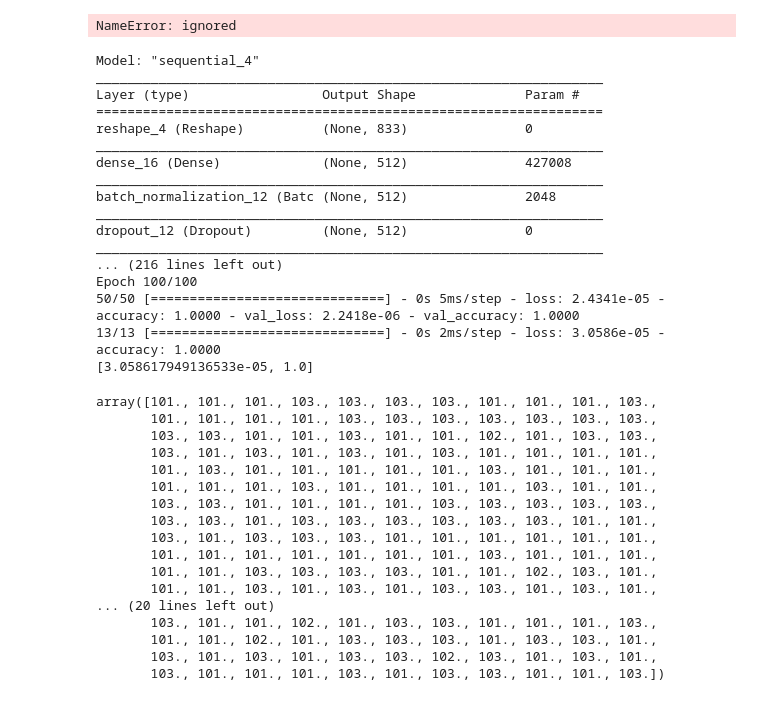
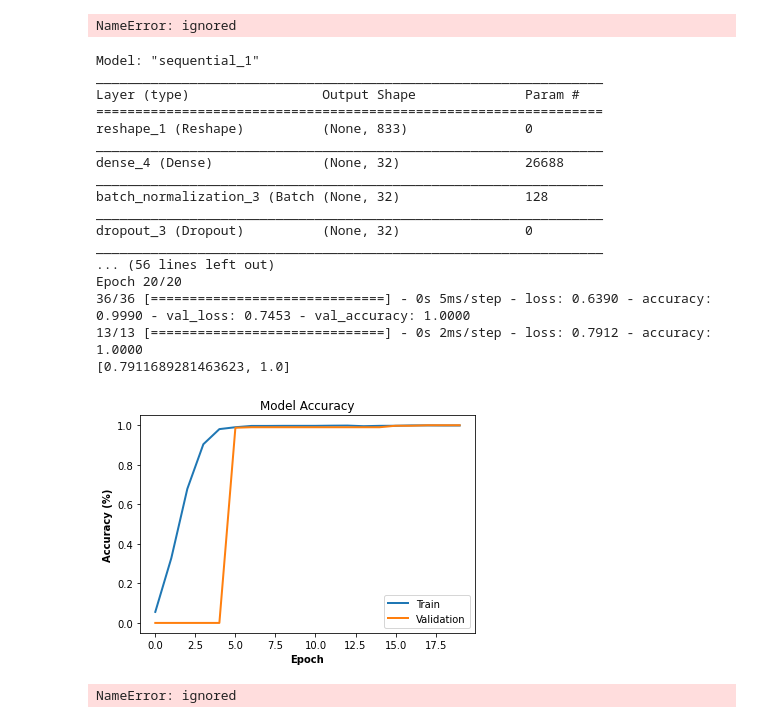
Before and after one commit to archisman-arch/ML_based_approaching_probe_detection, a Jupyter notebook: DAC_approaching_probe_detection.ipynb, the cells around one changed output. Cells and saved outputs as stored; diff of their text form; code cells hidden in the pictures.

```diff
--- a/DAC_approaching_probe_detection.ipynb
+++ b/DAC_approaching_probe_detection.ipynb
@@ -23,13 +51,17 @@ no_of_traces = []
 keys_accuracy = []
 
 #param_range = np.linspace(12000, 46000, 10)
-param_range = np.linspace(3500, 3500, 1)
+param_range = np.linspace(2300, 2300, 1)
 for param in param_range:
-    #opts = {"Average": {"n_avg": 1}, "Resize": {"input_size": 1250, "num_traces": int(param)}}
-    opts = {"Average": {"n_avg": 1}}
+    opts = {"Average": {"n_avg": 1}, "Resize": {"input_size": 833, "num_traces": int(param)}}
+    #opts = {"Average": {"n_avg": 1}}
         #"PCA":{"k":250}}
     #D = gen_dataset.gen_dataset(["drive/My Drive/ML_unprotected_chip_AG"], opts) #folder containing the trace file
+    #D = gen_dataset.gen_dataset(["drive/My Drive/CLOCK_GLITCH_DETECTION_NPY"], opts) #folder containing the trace file
+    #D = gen_dataset.gen_dataset(["drive/My Drive/CLOCK_GLITCH_DETECTION_NPY_V1"], opts) #folder containing the trace file
+    #D = gen_dataset.gen_dataset(["drive/My Drive/CLOCK_GLITCH_DETECTION_NPY_V1_200_DOWNSAMPLE"], opts) #folder containing the trace file
     D = gen_dataset.gen_dataset(["drive/My Drive/EM_PROBE_ATTACK_DETECTION_NPY"], opts) #folder containing the trace file
+    #D = gen_dataset.gen_dataset(["drive/My Drive/EM_PROBE_ATTACK_DETECTION_NPY_100_DOWNSAMPLE"], opts) #folder containing the trace file
     #D = gen_dataset.gen_dataset_new(["drive/My Drive/MLSCA_TVTF_FINAL_SLIDE_NEW_DB"], opts) #folder containing the trace file need to change gen_dataset_new fn
     #D = gen_dataset.gen_dataset(["ML_ID_1Byte"], opts)  # folder containing the trace file
     #D = gen_dataset.gen_dataset(["MLSCA_DSAC_50K_Traces_2k_avg_with_a_wrong_key"], opts)
@@ -38,15 +70,15 @@ for param in param_range:
     #model_choice = 'cnn'
     model_dense = tf.keras.models.Sequential([
         tf.keras.layers.Reshape((input_size, ), input_shape=(input_size, )),
-        tf.keras.layers.Dense(512, activation=tf.nn.relu,
+        tf.keras.layers.Dense(32, activation=tf.nn.relu,
                               kernel_regularizer=tf.keras.regularizers.l2(0.0)),
         tf.keras.layers.BatchNormalization(),
         tf.keras.layers.Dropout(.2),
-        tf.keras.layers.Dense(300, activation=tf.nn.relu,
+        tf.keras.layers.Dense(32, activation=tf.nn.relu,
                               kernel_regularizer=tf.keras.regularizers.l2(0.0)),
         tf.keras.layers.BatchNormalization(),
         tf.keras.layers.Dropout(.2),
-        tf.keras.layers.Dense(1500, activation=tf.nn.relu,
+        tf.keras.layers.Dense(32, activation=tf.nn.relu,
                               kernel_regularizer=tf.keras.regularizers.l2(0.0)),
         tf.keras.layers.BatchNormalization(),
         tf.keras.layers.Dropout(0.01),
@@ -131,7 +163,7 @@ for param in param_range:
     # model = load_model("tmp.h5")
     # print("loading model")
     history = model.fit(x_train, y_train, validation_data=(x_val, y_val),
-                       epochs=100, shuffle=True, batch_size=64, callbacks=[reduce_lr])
+                       epochs=20, shuffle=True, batch_size=64, callbacks=[reduce_lr])
 
     # model = tf.keras.models.load_model("dev2_only.h5")
 
@@ -143,67 +175,55 @@ for param in param_range:
     a = model.predict(x_test)
     b = np.argmax(a, axis=1)
     keys_accuracy.append(b)
     #model.save("devN1_4.h5")
 
-    """
+
     plt.plot(history.history['accuracy'], linewidth=2)
     plt.plot(history.history['val_accuracy'], linewidth=2)
     plt.title('Model Accuracy')
     plt.ylabel('Accuracy (%)', fontweight='bold')
     plt.xlabel('Epoch', fontweight='bold')
     plt.legend(['Train', 'Validation'], loc='lower right')
     plt.show()
-
+    """
     plt.plot(model.get_layer("dense").get_weights()[0])
     plt.show()
     """
     # break
 
 #sio.savemat("test_accuracy_vs_traces_fpga.mat", {"test_accuracy": accs, "no_of_traces": no_of_traces})
-sio.savemat("test_accuracy_vs_traces_unprotected_test_part2.mat", {"test_accuracy2": accs, "no_of_traces2": no_of_traces})
-sio.savemat("test_accuracy_vs_traces_unprotected_cip_individual_prediction_test_part2.mat", {"keys_accuracy2": keys_accuracy, "no_of_traces2": no_of_traces})
+#sio.savemat("accuracy_vs_100epoch_fcn_em_probe_attack_detection.mat", {"accuracy": history.history['accuracy'], "validation_accuracy": history.history['val_accuracy']})
+#sio.savemat("test_accuracy_vs_traces_fcn_em_attack_detector.mat", {"test_accuracy": accs, "no_of_traces": no_of_traces})
+sio.savemat("accuracy_vs_100epoch_fcn_clock_glitch_detection.mat", {"accuracy": history.history['accuracy'], "validation_accuracy": history.history['val_accuracy']})
+sio.savemat("test_accuracy_vs_traces_fcn_clock_glitch_detector.mat", {"test_accuracy": accs, "no_of_traces": no_of_traces})
+#sio.savemat("test_accuracy_vs_traces_unprotected_cip_individual_prediction_test_part2.mat", {"keys_accuracy2": keys_accuracy, "no_of_traces2": no_of_traces})
 #sio.savemat("test_accuracy_vs_traces_DSAC_100M.mat", {"test_accuracy": accs, "no_of_traces": no_of_traces})
 #sio.savemat("test.mat", {"accuracy": accs})
 #plt.plot(param_range, accs)
 #plt.show()
 # %% [output]
-Model: "sequential_4"
+Model: "sequential_1"
 _________________________________________________________________
 Layer (type)                 Output Shape              Param #
 =================================================================
-reshape_4 (Reshape)          (None, 833)               0
+reshape_1 (Reshape)          (None, 833)               0
 _________________________________________________________________
-dense_16 (Dense)             (None, 512)               427008
+dense_4 (Dense)              (None, 32)                26688
 _________________________________________________________________
-batch_normalization_12 (Batc (None, 512)               2048
+batch_normalization_3 (Batch (None, 32)                128
 _________________________________________________________________
-dropout_12 (Dropout)         (None, 512)               0
+dropout_3 (Dropout)          (None, 32)                0
 _________________________________________________________________
-... (216 lines left out)
-Epoch 100/100
-50/50 [==============================] - 0s 5ms/step - loss: 2.4341e-05 - accuracy: 1.0000 - val_loss: 2.2418e-06 - val_accuracy: 1.0000
-13/13 [==============================] - 0s 2ms/step - loss: 3.0586e-05 - accuracy: 1.0000
-[3.058617949136533e-05, 1.0]
+... (56 lines left out)
+Epoch 20/20
+36/36 [==============================] - 0s 5ms/step - loss: 0.6390 - accuracy: 0.9990 - val_loss: 0.7453 - val_accuracy: 1.0000
+13/13 [==============================] - 0s 2ms/step - loss: 0.7912 - accuracy: 1.0000
+[0.7911689281463623, 1.0]
+[figure, added]
 # %%
 y_test
 # %% [output]
-array([101., 101., 101., 103., 103., 103., 103., 101., 101., 101., 103.,
-       101., 101., 101., 101., 103., 103., 103., 103., 103., 103., 103.,
-       103., 103., 101., 101., 103., 101., 101., 102., 101., 103., 103.,
-       103., 101., 103., 101., 103., 101., 103., 101., 101., 101., 101.,
-       101., 103., 101., 101., 101., 101., 101., 103., 101., 101., 101.,
-       101., 101., 101., 103., 101., 101., 101., 101., 103., 101., 101.,
-       103., 103., 101., 101., 101., 101., 103., 103., 103., 103., 103.,
-       103., 103., 101., 103., 103., 103., 103., 103., 103., 101., 101.,
-       103., 101., 103., 103., 103., 101., 101., 101., 101., 101., 101.,
-       101., 101., 101., 101., 101., 101., 101., 103., 101., 101., 101.,
-       101., 101., 103., 103., 103., 103., 101., 101., 102., 103., 101.,
-       101., 101., 103., 101., 103., 101., 103., 103., 101., 103., 101.,
-... (20 lines left out)
-       103., 101., 101., 102., 101., 103., 103., 101., 101., 101., 103.,
-       101., 101., 102., 101., 103., 103., 103., 101., 103., 103., 101.,
-       103., 101., 103., 101., 103., 103., 102., 103., 101., 103., 101.,
-       103., 101., 101., 101., 103., 101., 103., 103., 101., 101., 103.])
+NameError: ignored
 # %%
 import sys
 sys.path.insert(0, 'drive/My Drive/ML_unprotected_chip_AG')
```
Also changed, not shown: parts of 2 cells of this notebook.
